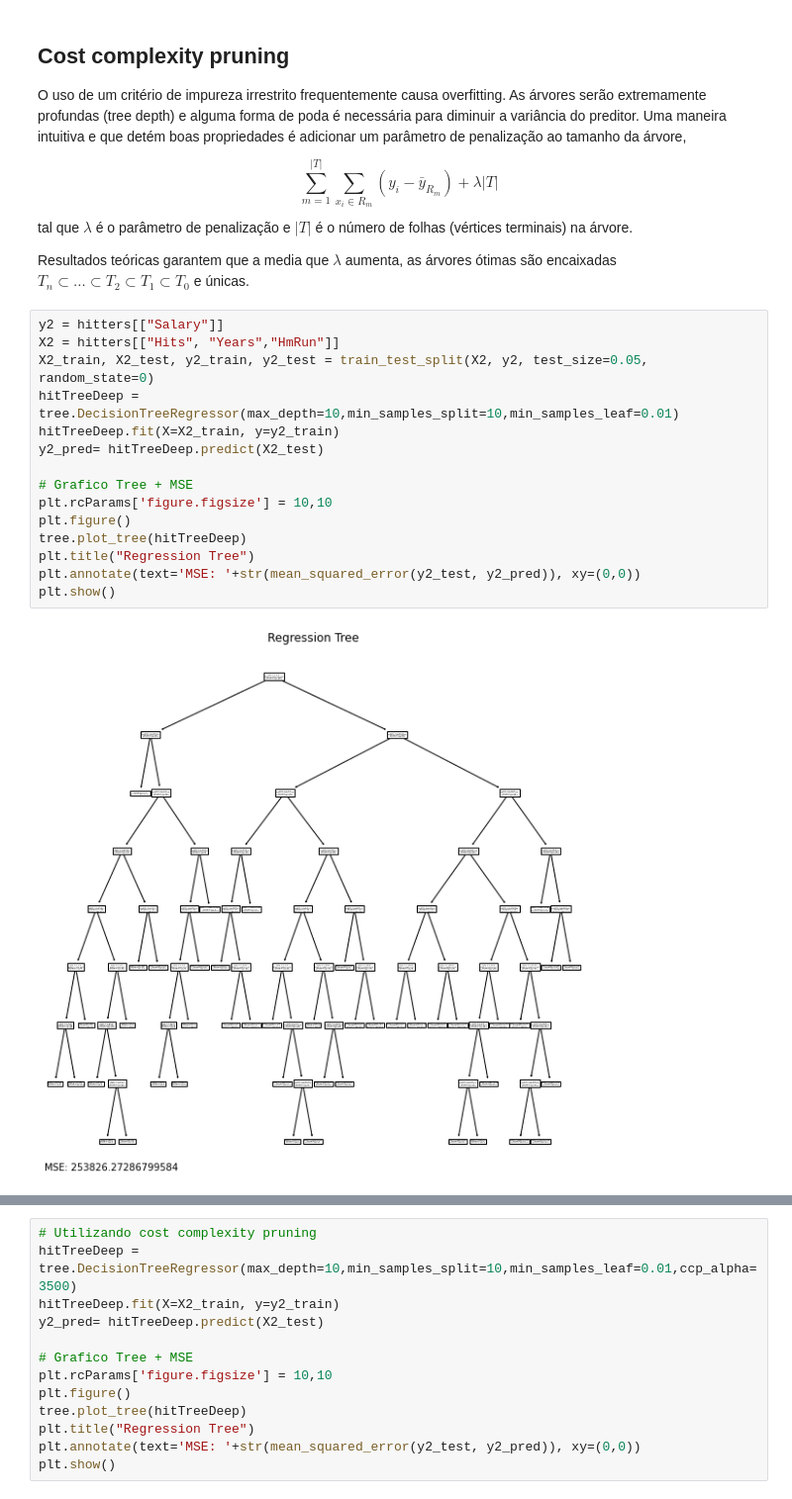
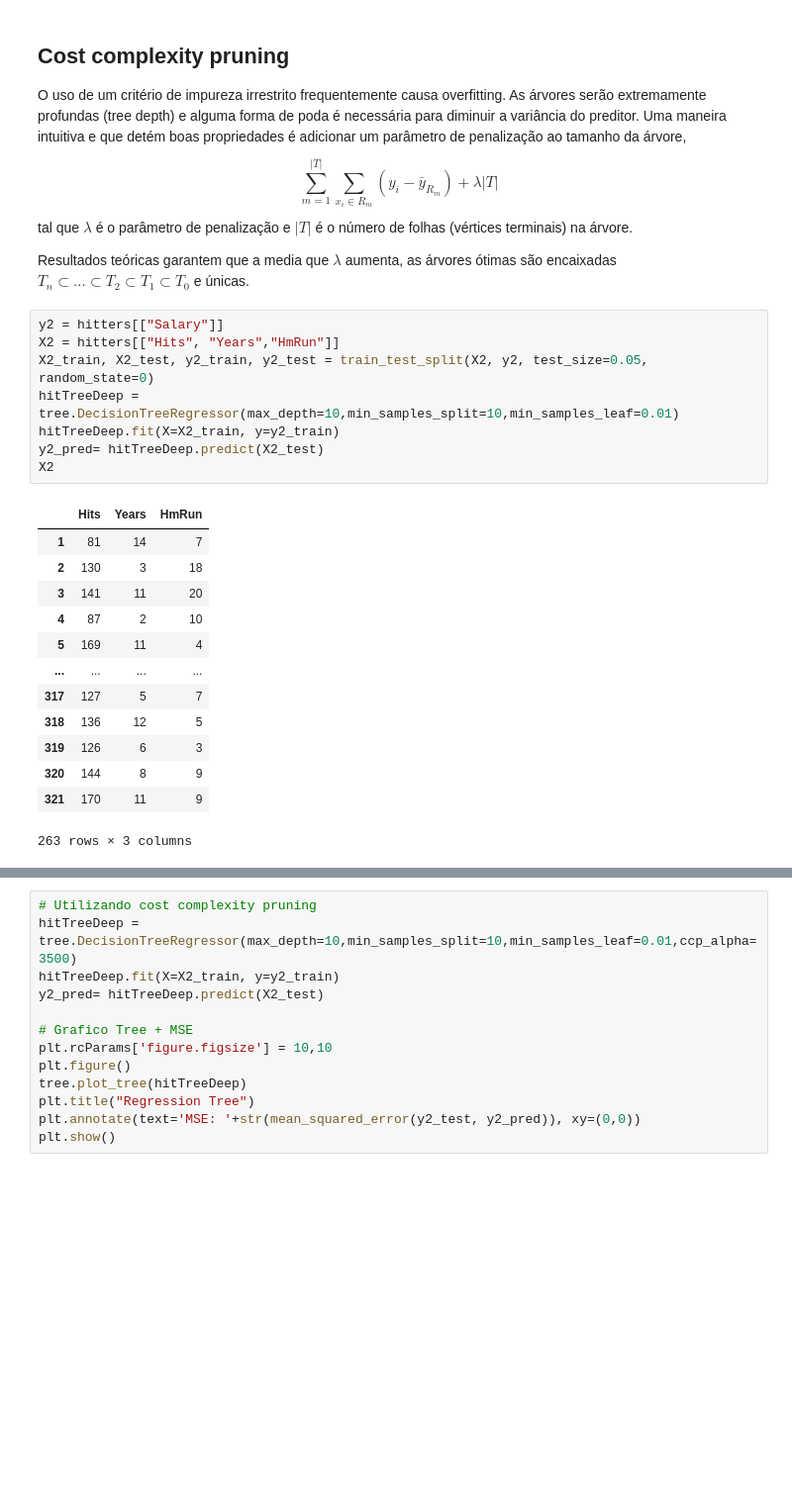
Before and after one commit to sergioandrad/ModelosLinearesGeneralizados, a Jupyter notebook: Tree-based algorithms/decisiontrees.ipynb, the cells around one changed output, grey strips where cells are left out. Shown at 99% size. Saved outputs shown, nothing was run; the diff lists cells and outputs as text; blank space fills up the shorter version.

```diff
--- a/Tree-based algorithms/decisiontrees.ipynb
+++ b/Tree-based algorithms/decisiontrees.ipynb
@@ -121,17 +130,22 @@ Resultados teóricas garantem que a media que $\lambda$ aumenta, as árvores ót
 # %%
 y2 = hitters[["Salary"]]
 X2 = hitters[["Hits", "Years","HmRun"]]
 X2_train, X2_test, y2_train, y2_test = train_test_split(X2, y2, test_size=0.05, random_state=0)
 hitTreeDeep = tree.DecisionTreeRegressor(max_depth=10,min_samples_split=10,min_samples_leaf=0.01)
 hitTreeDeep.fit(X=X2_train, y=y2_train)
 y2_pred= hitTreeDeep.predict(X2_test)
-
-# Grafico Tree + MSE
-plt.rcParams['figure.figsize'] = 10,10
-plt.figure()
-tree.plot_tree(hitTreeDeep)
-plt.title("Regression Tree")
-plt.annotate(text='MSE: '+str(mean_squared_error(y2_test, y2_pred)), xy=(0,0))
-plt.show()
+X2
 # %% [output]
-[figure, removed]
+|  | Hits | Years | HmRun |
+| 1 | 81 | 14 | 7 |
+| 2 | 130 | 3 | 18 |
+| 3 | 141 | 11 | 20 |
+| 4 | 87 | 2 | 10 |
+| 5 | 169 | 11 | 4 |
+| ... | ... | ... | ... |
+| 317 | 127 | 5 | 7 |
+| 318 | 136 | 12 | 5 |
+| 319 | 126 | 6 | 3 |
+| 320 | 144 | 8 | 9 |
+| 321 | 170 | 11 | 9 |
+263 rows × 3 columns
```
Also changed, not shown: parts of 19 cells of this notebook, 1 other file.
